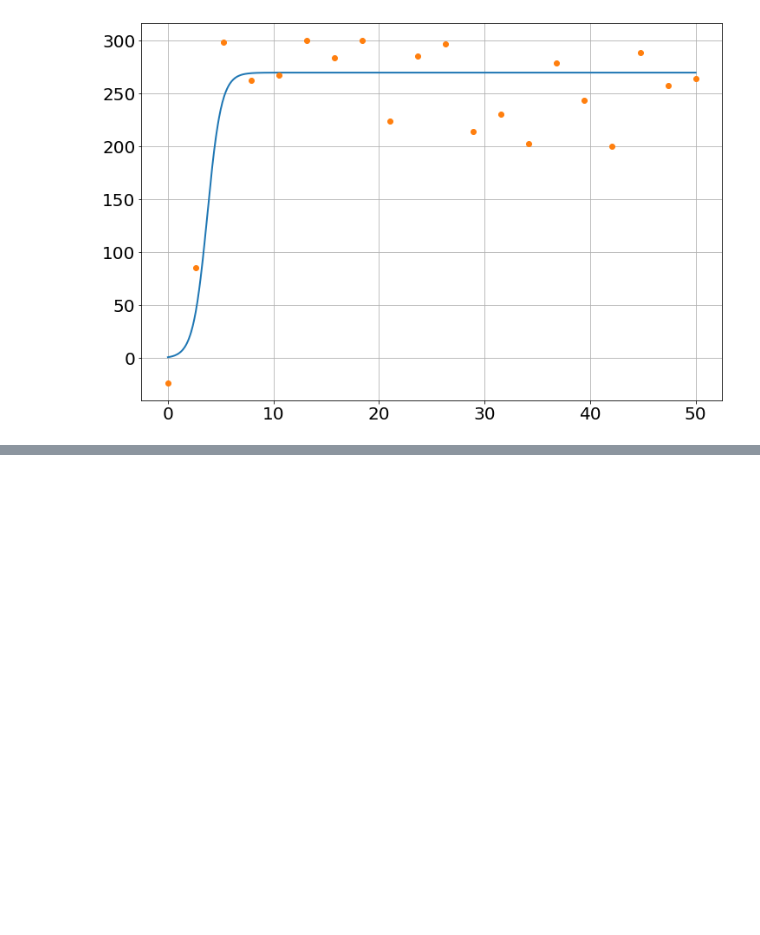
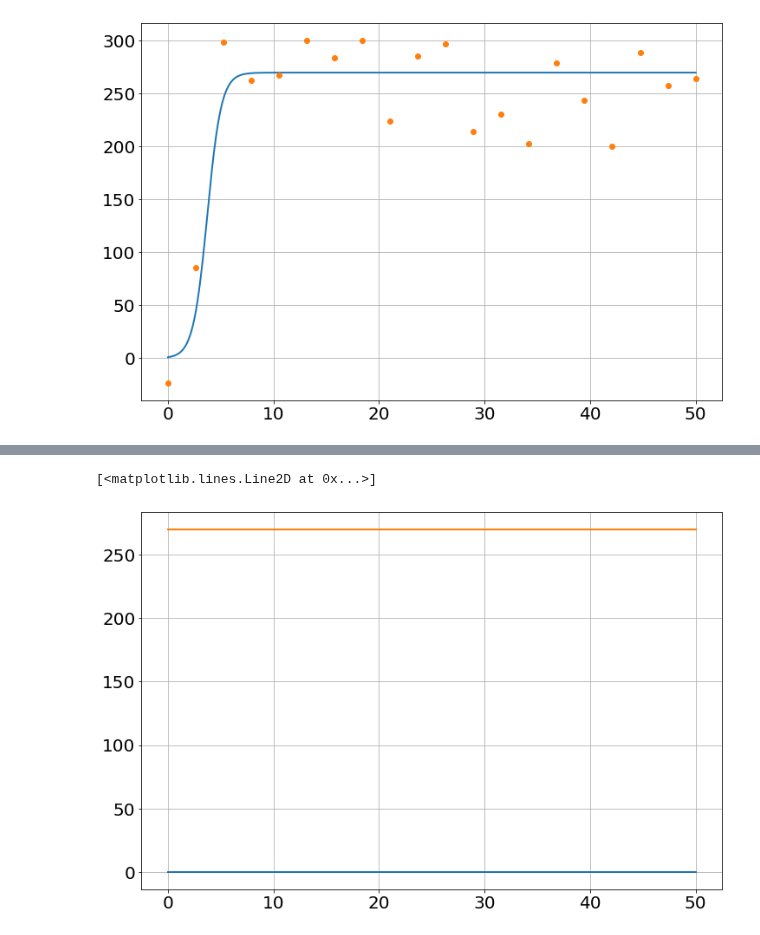
Before and after one commit to bblais/Computer-Programming-for-the-Sciences-Spring-2022, a Jupyter notebook: Sprint #2 - Dynamical Systems and Parameters/2022-03-01 Class.ipynb, the cells around one changed output, grey strips where cells are left out. Drawn from its saved outputs; the diff is of its cells as text; code cells hidden in the pictures; blank space fills up the shorter version.

```diff
--- a/Sprint #2 - Dynamical Systems and Parameters/2022-03-01 Class.ipynb
+++ b/Sprint #2 - Dynamical Systems and Parameters/2022-03-01 Class.ipynb
@@ -131,0 +137,19 @@ plot(t_data,y_data,'o')
+# %%
+sim=Simulation()
+sim.figsize=(8,4)
+sim.add("x'=a*x*(1-x/k)",0)
+sim.params(a=1.5,k=270)
+sim.run(50)
+
+plot(sim.t,sim.x)
+
+sim=Simulation()
+sim.figsize=(8,4)
+sim.add("x'=a*x*(1-x/k)",270)
+sim.params(a=1.5,k=270)
+sim.run(50)
+
+plot(sim.t,sim.x)
+# %% [output]
+[<matplotlib.lines.Line2D at 0x...>]
+[figure, added]
```
Also changed, not shown: parts of 3 cells of this notebook, 1 other file.
